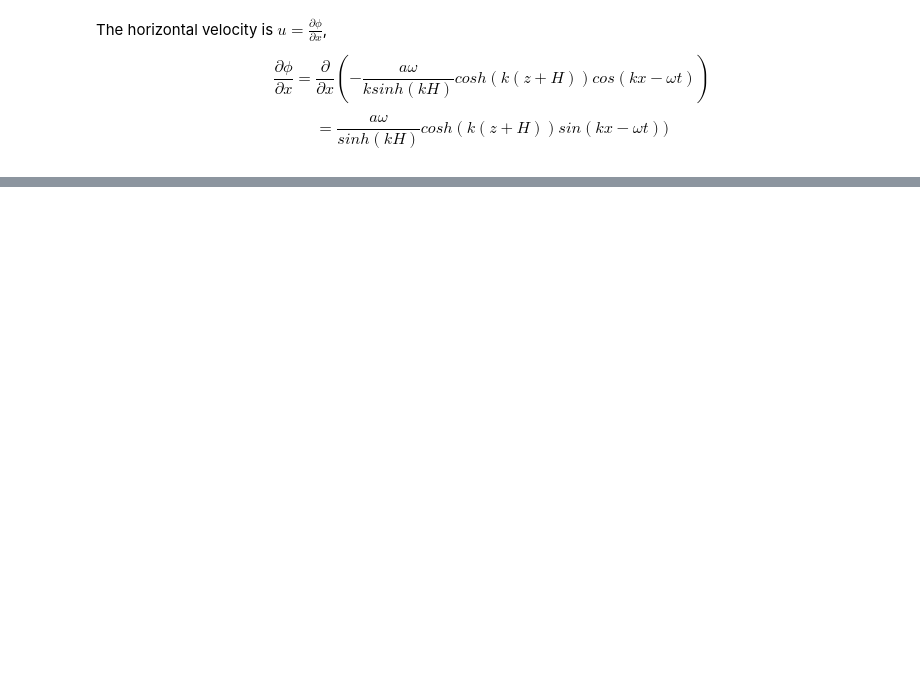
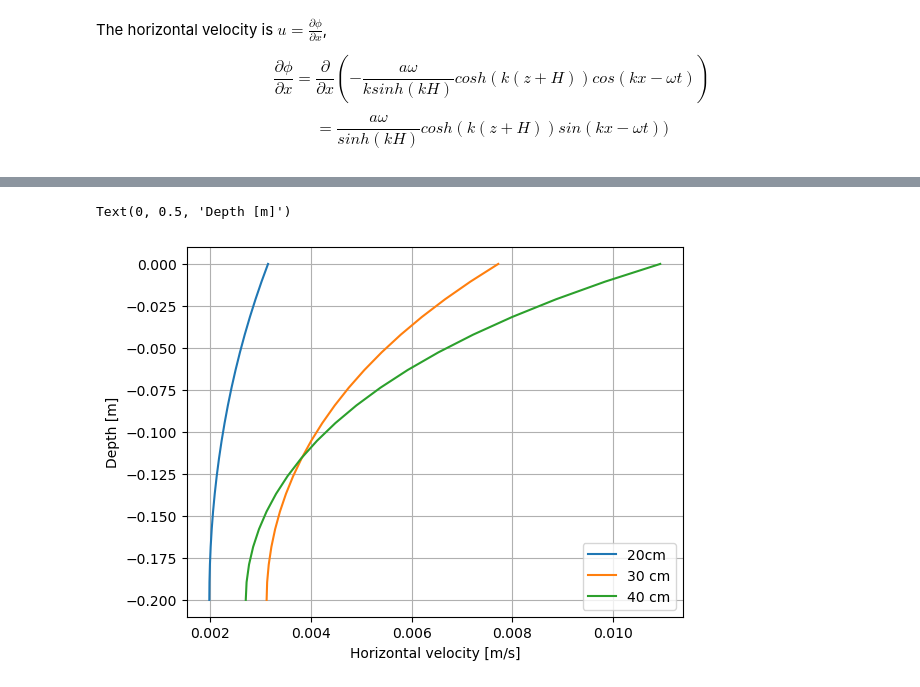
Before and after one commit to kjes4pres/Master_code, a Jupyter notebook: linear_waves.ipynb, the cells around one changed output, grey strips where cells are left out. Cells and saved outputs as stored; diff of their text form; code cells hidden in the pictures; blank space fills up the shorter version.

```diff
--- a/linear_waves.ipynb
+++ b/linear_waves.ipynb
@@ -117,0 +154,32 @@ Text(0, 0.5, 'Depth [m]')
+# %%
+def horiz_vel_given_wave(H, a, f):
+    z = np.linspace(-H, 0, 20)
+    #z = np.flip(depths)
+
+    omega = 2*np.pi*f
+
+    k_first_guess = 0.1
+    k = fsolve(dispersion_relation, k_first_guess)
+
+    def horizontal_velocity(z):
+        return (a*omega/np.sinh(k*H))*np.cosh(k*(z+H))*np.sin(k*x - omega*t)
+
+    u_z = horizontal_velocity(z)
+
+    return u_z
+# %%
+u_z_H02_a_001_f_022 = horiz_vel_given_wave(H=0.2, a=0.01, f=0.22)
+u_z_H03_a_0015_f_018 = horiz_vel_given_wave(H=0.3, a=0.015, f=0.18)
+u_z_H04_a_002_f_016 = horiz_vel_given_wave(H=0.4, a=0.02, f=0.16)
+# %%
+plt.plot(u_z_H02_a_001_f_022, depths, label='20cm')
+plt.plot(u_z_H03_a_0015_f_018, depths, label='30 cm')
+plt.plot(u_z_H04_a_002_f_016, depths, label='40 cm')
+plt.grid()
+plt.legend()
+
+plt.xlabel('Horizontal velocity [m/s]')
+plt.ylabel('Depth [m]')
+# %% [output]
+Text(0, 0.5, 'Depth [m]')
+[figure, added]
```
Also changed, not shown: parts of 15 cells of this notebook, 1 other file.
